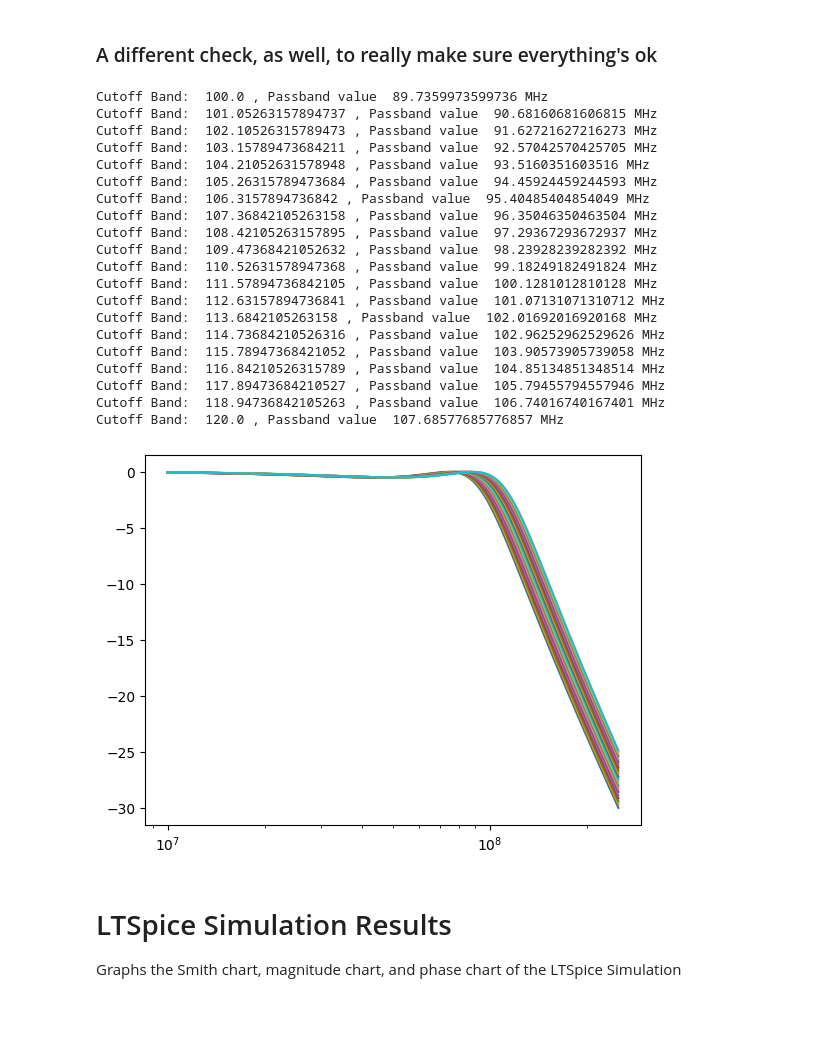
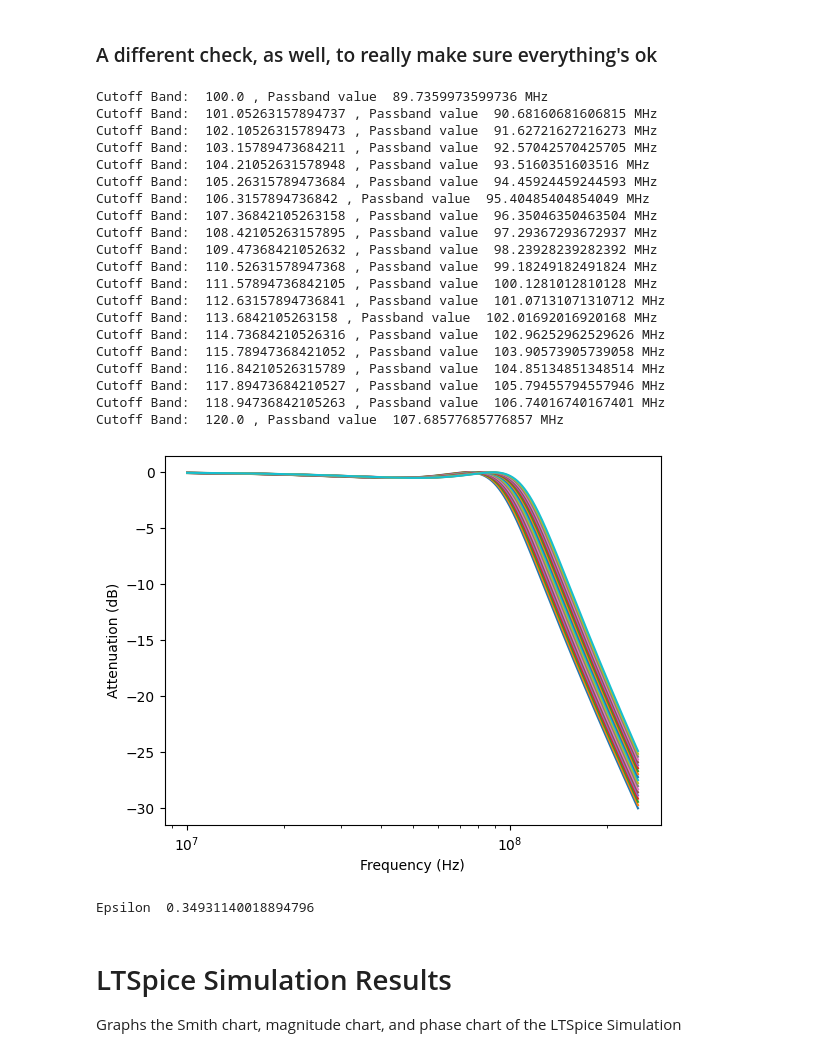
Before and after one commit to zoe-worrall/e155_labs, a Jupyter notebook: zoe-worrall-website/projects/radio_frequency/projects/designProject1_Analysis.ipynb, the cells around one changed output. Cells and saved outputs as stored; diff of their text form; code cells hidden in the pictures; blank space fills up the shorter version.

```diff
--- a/zoe-worrall-website/projects/radio_frequency/projects/designProject1.ipynb
+++ b/zoe-worrall-website/projects/radio_frequency/projects/designProject1_Analysis.ipynb
@@ -295,40 +302,50 @@ print(calc5)
 vals_cutoff = np.linspace(100e6, 120e6, 20)
 varying_freq_for_cutoff = [np.ones(100000) * vals_cutoff[i] for i in range(len(vals_cutoff))]
 omegas = np.linspace(10e6, 250e6, 100000)
+
+fig, axes = plt.subplots(1,1)
 
 freq_ratio_variedcutoff = omegas/varying_freq_for_cutoff
 inv_varying_freq_ratios = freq_ratio_variedcutoff * np.cosh(B) # (w/wc)'
 
 att3_cutoffs_varied = 10 * np.log10(1 + np.power(epsilon, 2) * np.power( C_3(inv_varying_freq_ratios), 2))
 i = 0
 plt.xscale("log")
+axes.set_xlabel("Frequency (Hz)")
+axes.set_ylabel("Attenuation (dB)")
 for arr in att3_cutoffs_varied:
     plt.plot(omegas, -arr)
     loc_1dB = find(-arr, -1)
     print("Cutoff Band: ", vals_cutoff[i]/1e6, ", Passband value ", omegas[loc_1dB]/1e6, "MHz")
     i = i+1
 # %% [output]
 Cutoff Band:  100.0 , Passband value  89.7359973599736 MHz
 Cutoff Band:  101.05263157894737 , Passband value  90.68160681606815 MHz
 Cutoff Band:  102.10526315789473 , Passband value  91.62721627216273 MHz
 Cutoff Band:  103.15789473684211 , Passband value  92.57042570425705 MHz
 Cutoff Band:  104.21052631578948 , Passband value  93.5160351603516 MHz
 Cutoff Band:  105.26315789473684 , Passband value  94.45924459244593 MHz
 Cutoff Band:  106.3157894736842 , Passband value  95.40485404854049 MHz
 Cutoff Band:  107.36842105263158 , Passband value  96.35046350463504 MHz
 Cutoff Band:  108.42105263157895 , Passband value  97.29367293672937 MHz
 Cutoff Band:  109.47368421052632 , Passband value  98.23928239282392 MHz
 Cutoff Band:  110.52631578947368 , Passband value  99.18249182491824 MHz
 Cutoff Band:  111.57894736842105 , Passband value  100.1281012810128 MHz
 Cutoff Band:  112.63157894736841 , Passband value  101.07131071310712 MHz
 Cutoff Band:  113.6842105263158 , Passband value  102.01692016920168 MHz
 Cutoff Band:  114.73684210526316 , Passband value  102.96252962529626 MHz
 Cutoff Band:  115.78947368421052 , Passband value  103.90573905739058 MHz
 Cutoff Band:  116.84210526315789 , Passband value  104.85134851348514 MHz
 Cutoff Band:  117.89473684210527 , Passband value  105.79455794557946 MHz
 Cutoff Band:  118.94736842105263 , Passband value  106.74016740167401 MHz
 Cutoff Band:  120.0 , Passband value  107.68577685776857 MHz
-[figure, old version]
+[figure, new version]
+# %%
+freq, atten = buildAtt(50e6, 130e6)
+
+analyticalRF = rf.Network(frequency = freq, s = atten)
+# %% [output]
+Epsilon  0.34931140018894796
 # %% [markdown]
 # LTSpice Simulation Results
 
```
Also changed, not shown: parts of 16 cells of this notebook, 6 other files.
